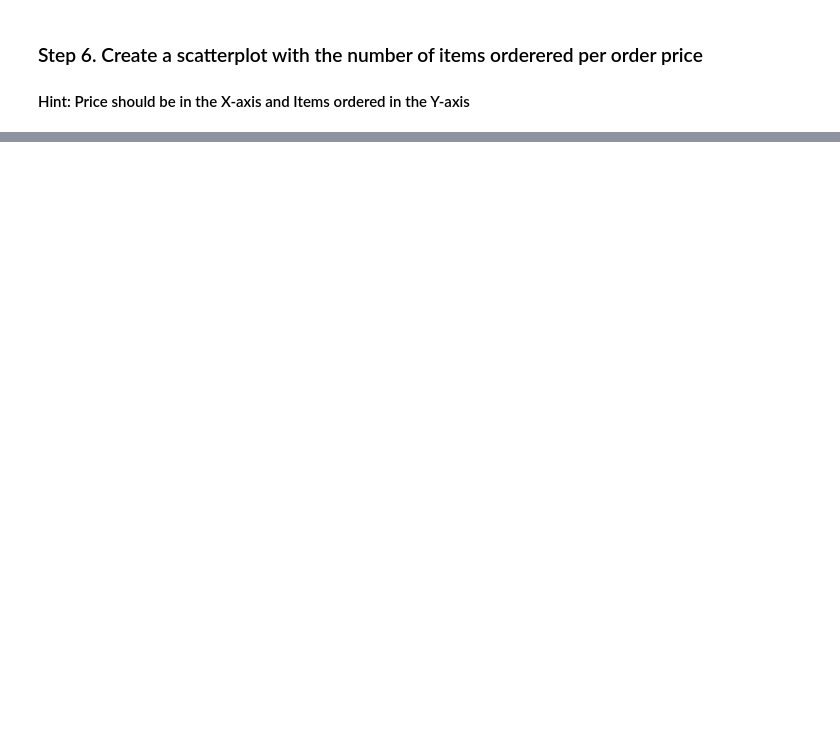
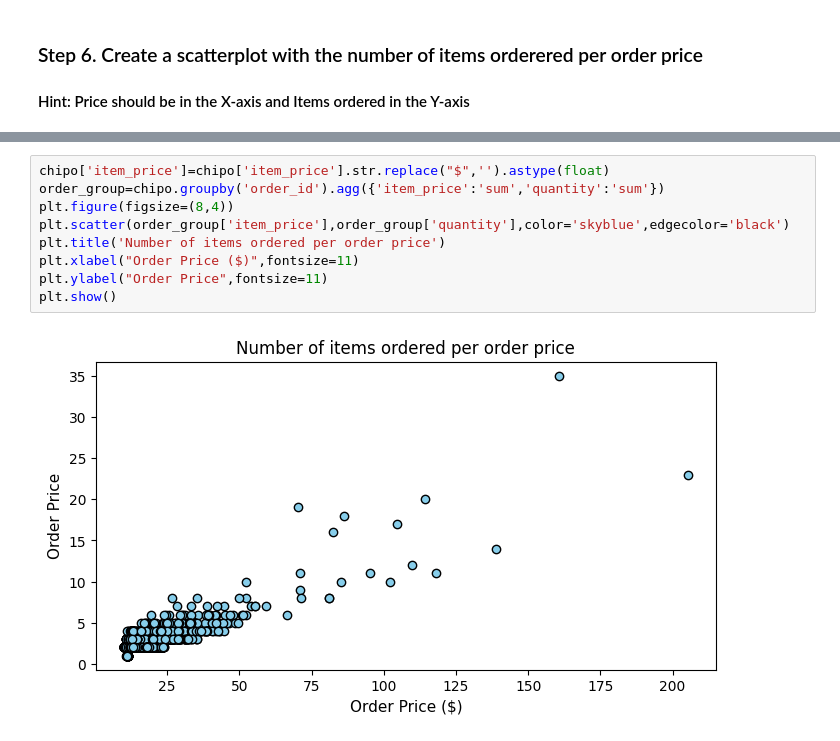
Before and after one commit to gehad-Ahmed30/Data-Analysis, a Jupyter notebook: Exercies Pandas/Visualization/Exercises (24).ipynb, the cells around one changed output, grey strips where cells are left out. Saved outputs shown, nothing was run; the diff lists cells and outputs as text; blank space fills up the shorter version.

```diff
--- a/Exercies Pandas/Visualization/Exercises (24).ipynb
+++ b/Exercies Pandas/Visualization/Exercises (24).ipynb
@@ -20,0 +67,11 @@ Special thanks to: https://github.com/justmarkham for sharing the dataset and ma
+# %%
+chipo['item_price']=chipo['item_price'].str.replace("$",'').astype(float)
+order_group=chipo.groupby('order_id').agg({'item_price':'sum','quantity':'sum'})
+plt.figure(figsize=(8,4))
+plt.scatter(order_group['item_price'],order_group['quantity'],color='skyblue',edgecolor='black')
+plt.title('Number of items ordered per order price')
+plt.xlabel("Order Price ($)",fontsize=11)
+plt.ylabel("Order Price",fontsize=11)
+plt.show()
+# %% [output]
+[figure, added]
```
Also changed, not shown: parts of 7 cells of this notebook.
